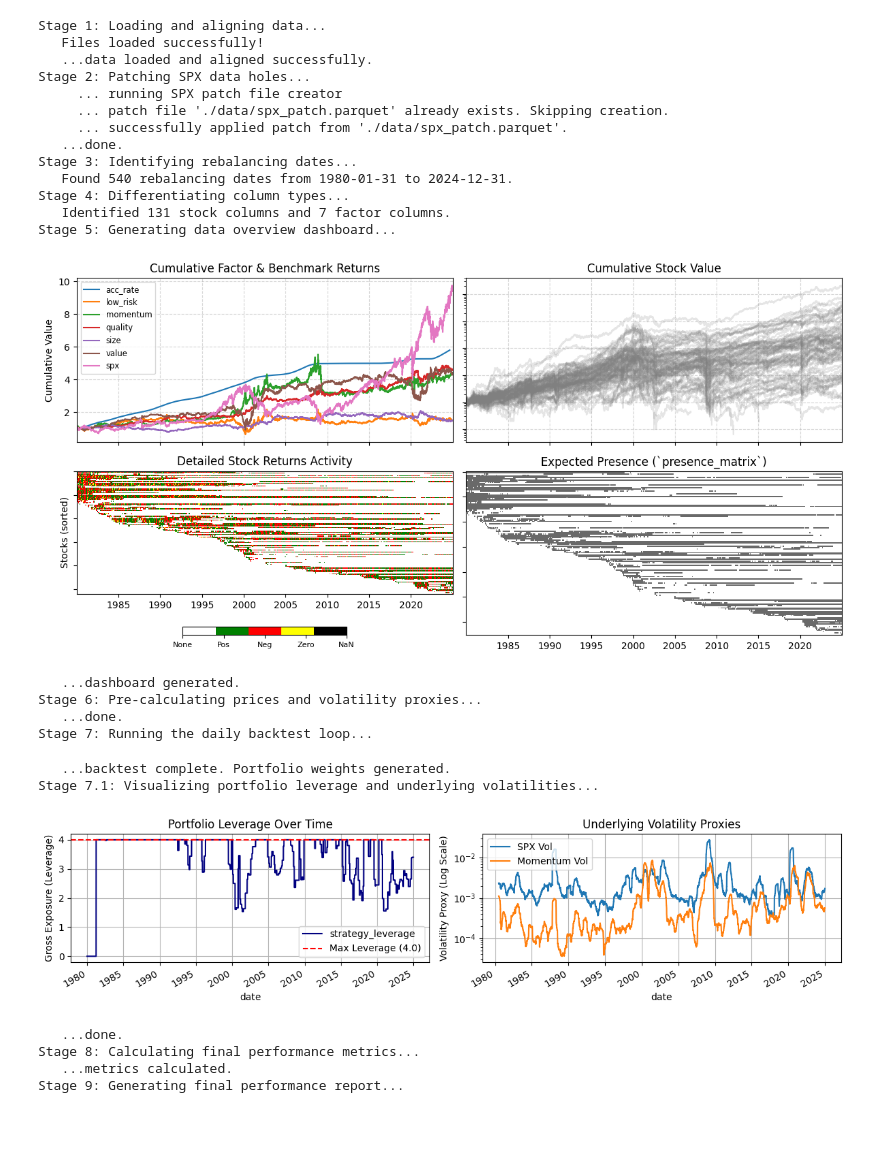
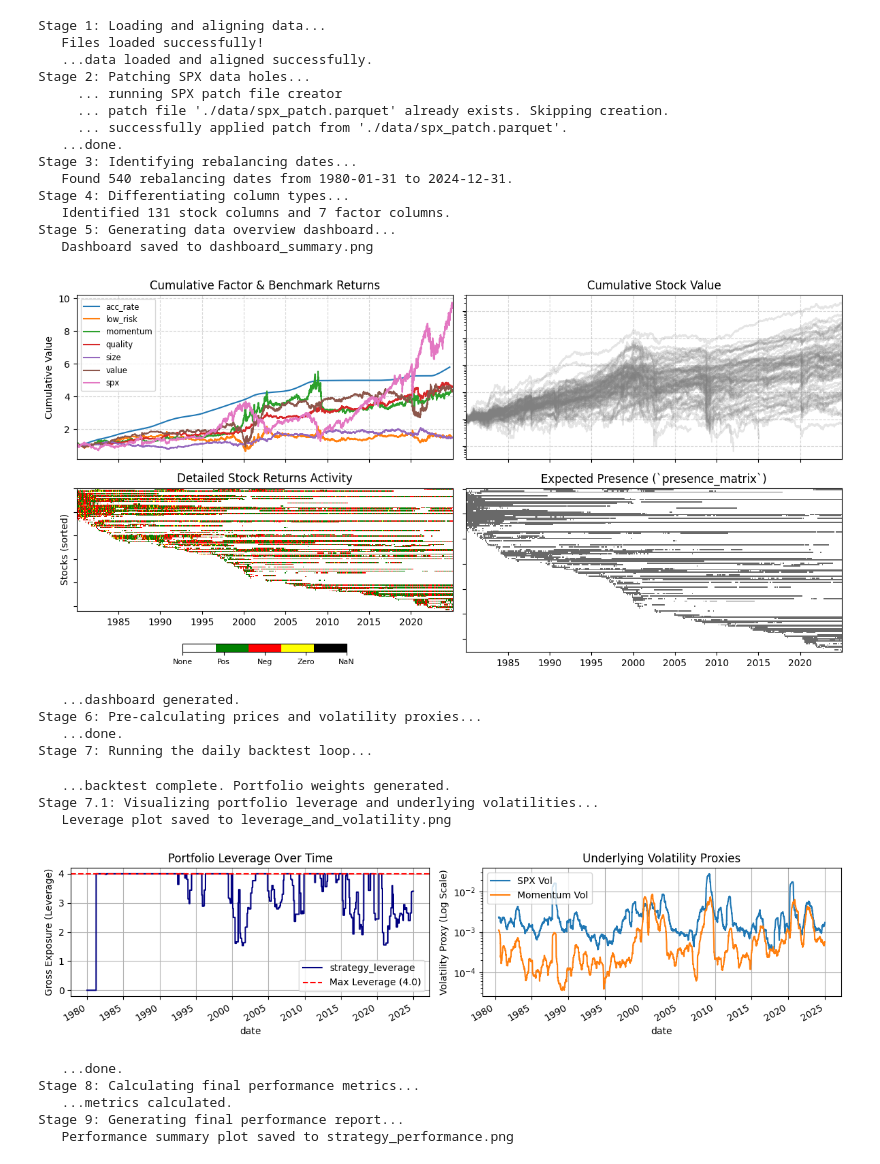
Before and after one commit to buhbuhtig/raif-test, a Jupyter notebook: raif.ipynb, the cells around one changed output. Saved outputs shown, nothing was run; the diff lists cells and outputs as text; code cells hidden in the pictures; blank space fills up the shorter version.

```diff
--- a/raif.ipynb
+++ b/raif.ipynb
@@ -66,7 +66,8 @@ plot_dashboard(
     presence_matrix=presence_matrix,
     non_stock_columns=non_stock_columns,
     stock_columns=stock_columns,
-    figsize=figsize
+    figsize=figsize,
+    save_png_path='dashboard_summary.png'
 )
 print("   ...dashboard generated.")
 
@@ -121,7 +122,8 @@ print("Stage 7.1: Visualizing portfolio leverage and underlying volatilities..."
 plot_leverage_and_volatility(
     strategy_leverage=strategy_leverage,
     vol_proxy_df=vol_proxy_df,
-    figsize=(figsize[0], figsize[1] / 2)
+    figsize=(figsize[0], figsize[1] / 2),
+    save_png_path = 'leverage_and_volatility.png'
 )
 
 print("   ...done.")
@@ -134,46 +136,50 @@ metrics = calculate_performance_metrics(
     returns_df=returns_df
 )
 
 print("   ...metrics calculated.")
 
 
 # --- Stage 9: Generate Final Report ---
 print("Stage 9: Generating final performance report...")
 
 # Call the plotting function with the results from the previous stage
 plot_performance_summary(
     strategy_returns=strategy_returns,
     returns_df=returns_df,
-    metrics=metrics
+    metrics=metrics,
+    save_png_path = 'strategy_performance.png'
 )
 
 print("   ...report generated. Task complete.")
 # %% [output]
 Stage 1: Loading and aligning data...
    Files loaded successfully!
    ...data loaded and aligned successfully.
 Stage 2: Patching SPX data holes...
      ... running SPX patch file creator
      ... patch file './data/spx_patch.parquet' already exists. Skipping creation.
      ... successfully applied patch from './data/spx_patch.parquet'.
    ...done.
 Stage 3: Identifying rebalancing dates...
    Found 540 rebalancing dates from 1980-01-31 to 2024-12-31.
 Stage 4: Differentiating column types...
    Identified 131 stock columns and 7 factor columns.
 Stage 5: Generating data overview dashboard...
+   Dashboard saved to dashboard_summary.png
-[figure, old version]
+[figure, new version]
    ...dashboard generated.
 Stage 6: Pre-calculating prices and volatility proxies...
    ...done.
 Stage 7: Running the daily backtest loop...
    ...backtest complete. Portfolio weights generated.
 Stage 7.1: Visualizing portfolio leverage and underlying volatilities...
+   Leverage plot saved to leverage_and_volatility.png
 [figure]
    ...done.
 Stage 8: Calculating final performance metrics...
    ...metrics calculated.
 Stage 9: Generating final performance report...
+   Performance summary plot saved to strategy_performance.png
 [figure]
 --- Summary Performance Metrics ---
                          Metric  Value
```
Also changed, not shown: 8 other files.
